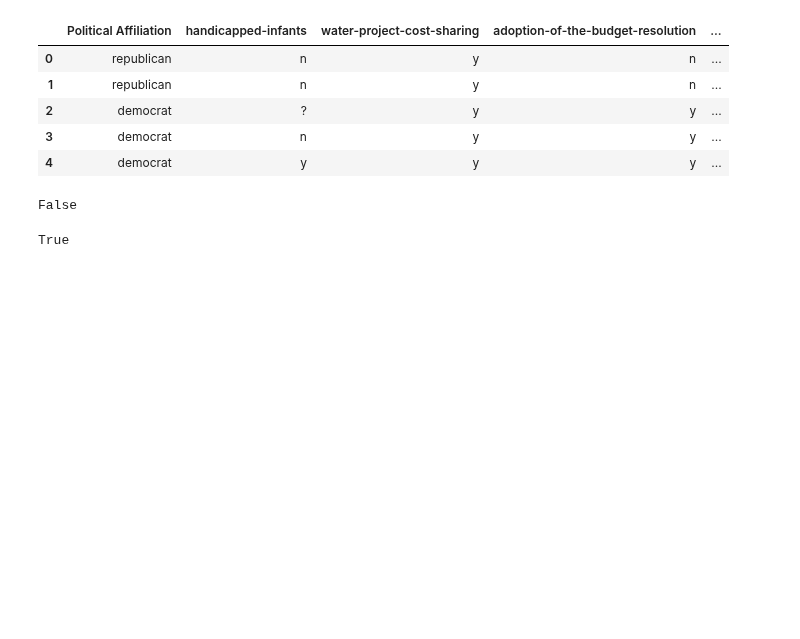
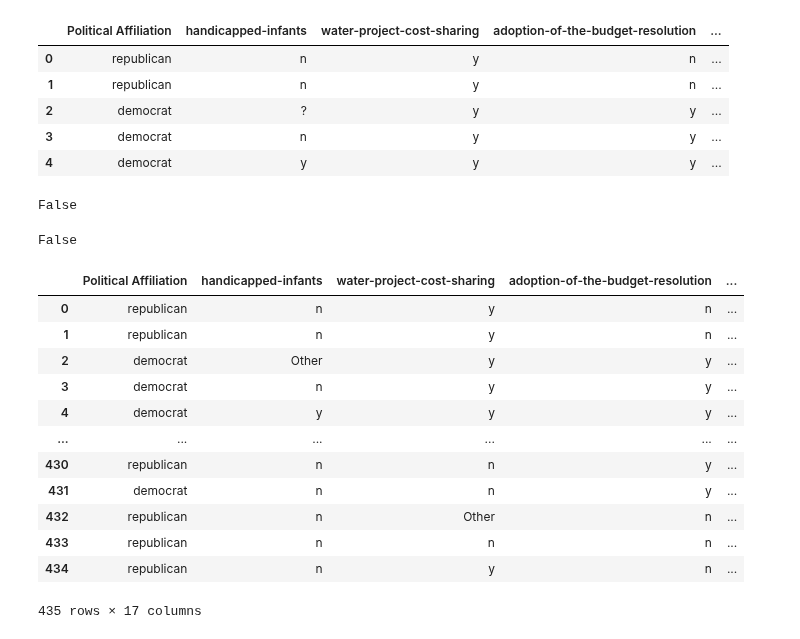
Before and after one commit to bloominstituteoftechnology/DS-Unit-1-Sprint-2-Statistics, a Jupyter notebook: module1/LS_DS_121_Statistics_Probability_Assignment.ipynb, the cells around one changed output. Cells and saved outputs as stored; diff of their text form; code cells hidden in the pictures; blank space fills up the shorter version.

```diff
--- a/module1/LS_DS_121_Statistics_Probability_Assignment.ipynb
+++ b/module1/LS_DS_121_Statistics_Probability_Assignment.ipynb
@@ -51,8 +54,7 @@ df.head()
 | 3 | democrat | n | y | y | ... |
 | 4 | democrat | y | y | y | ... |
 # %%
-#Calling the Sum of all null/NaN values by column and sorting from least to greatest with max row count of 200
-pd.set_option('display.max_rows', 200)
+#Calling the Sum of all null/NaN values by column and sorting from least to greatest
 
 df.isnull().sum().sort_values()
 
@@ -60,15 +62,26 @@ df.isnull().sum().sort_values()
 df.isnull().values.any()
 # %% [output]
 False
-# %%
-#checking for cells with '?'
-
-#checking whether the value '?' is in the index
-s = pd.Series(list('?'))
-s
-
-#checking whether the value '?' is in unique values -- it is!
-s.unique()
-'?' in s.unique()
-# %% [output]
-True
+# %%
+#checking new column for null values
+Parties.isnull().values.any()
+# %% [output]
+False
+# %%
+#Replacing all '?' values with 'Other' to more accurately convey the Values
+df.replace(to_replace ="?",
+                 value ="Other")
+# %% [output]
+|  | Political Affiliation | handicapped-infants | water-project-cost-sharing | adoption-of-the-budget-resolution | ... |
+| 0 | republican | n | y | n | ... |
+| 1 | republican | n | y | n | ... |
+| 2 | democrat | Other | y | y | ... |
+| 3 | democrat | n | y | y | ... |
+| 4 | democrat | y | y | y | ... |
+| ... | ... | ... | ... | ... | ... |
+| 430 | republican | n | n | y | ... |
+| 431 | democrat | n | n | y | ... |
+| 432 | republican | n | Other | n | ... |
+| 433 | republican | n | n | n | ... |
+| 434 | republican | n | y | n | ... |
+435 rows × 17 columns
```
Also changed, not shown: parts of 10 cells of this notebook.
